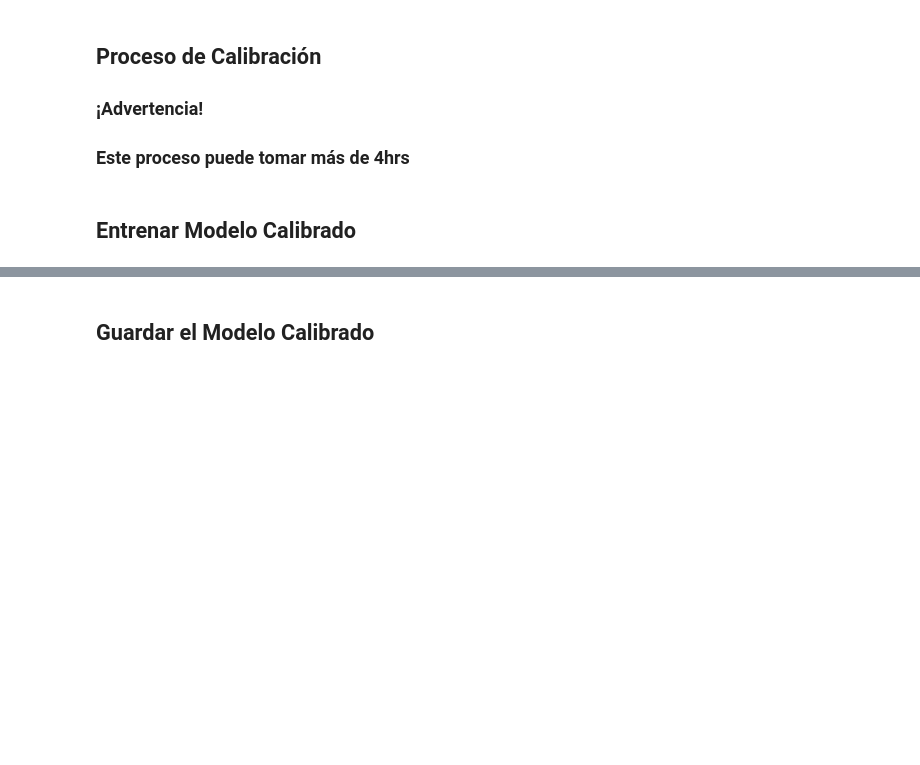
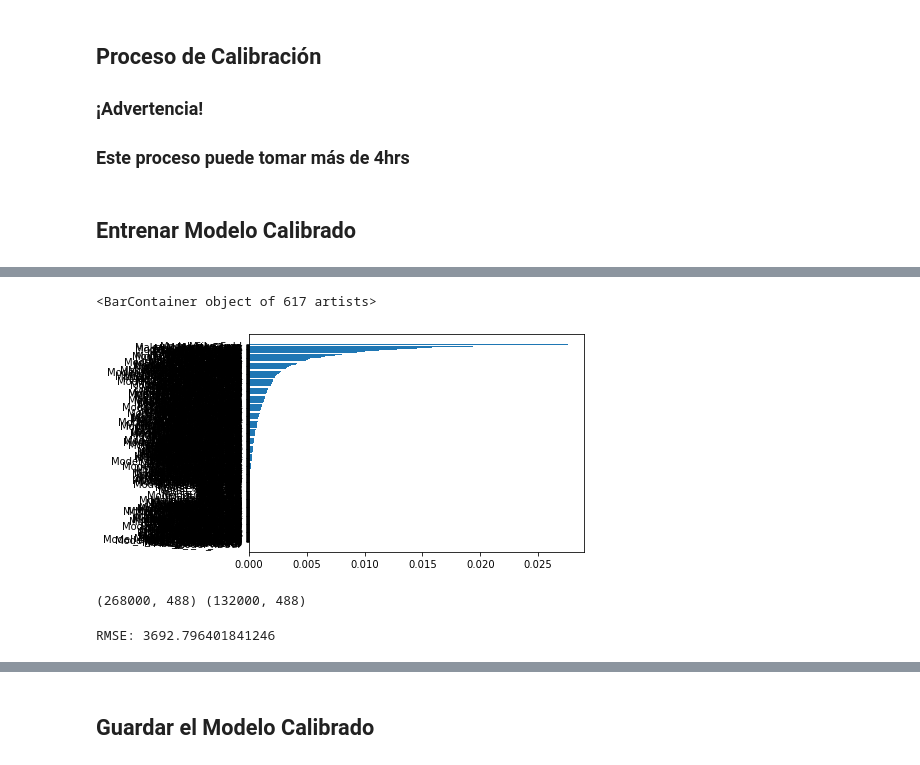
Before and after one commit to yovany/MIAD_ML_and_NLP, a Jupyter notebook: Semana 3/S3P1_proyecto1(Enterable v3).ipynb, the cells around one changed output, grey strips where cells are left out. Saved outputs shown, nothing was run; the diff lists cells and outputs as text; code cells hidden in the pictures; blank space fills up the shorter version.

```diff
--- a/Semana 3/S3P1_proyecto1(Enterable v3).ipynb
+++ b/Semana 3/S3P1_proyecto1(Enterable v3).ipynb
@@ -292,0 +293,6 @@ print('RMSE:',rmse_cal)
+# %%
+orden= clf.feature_importances_.argsort()
+plt.barh(XTrain.columns[orden],clf.feature_importances_[orden])
+# %% [output]
+<BarContainer object of 617 artists>
+[figure, added]
@@ -292,0 +304,21 @@ print('RMSE:',rmse_cal)
+# %%
+columnas=XTrain.columns[indice]
+
+XTrain=XTrain[columnas]
+XTest=XTest[columnas]
+
+print(XTrain.shape,XTest.shape)
+# %% [output]
+(268000, 488) (132000, 488)
+# %%
+# Modelo calibrado
+clf = xg.XGBRegressor(learning_rate=0.5,gamma=0.01, colsample_bytree=0.5, max_depth=9,alpha=1,verbosity = 0 )
+# Fitting the model
+clf.fit(XTrain, yTrain)
+# Predict the model
+pred = clf.predict(XTest)
+# RMSE Computation
+rmse_cal=np.sqrt(MSE(yTest, pred))
+print('RMSE:',rmse_cal)
+# %% [output]
+RMSE: 3692.796401841246
```
Also changed, not shown: parts of 11 cells of this notebook, 7 other files.
